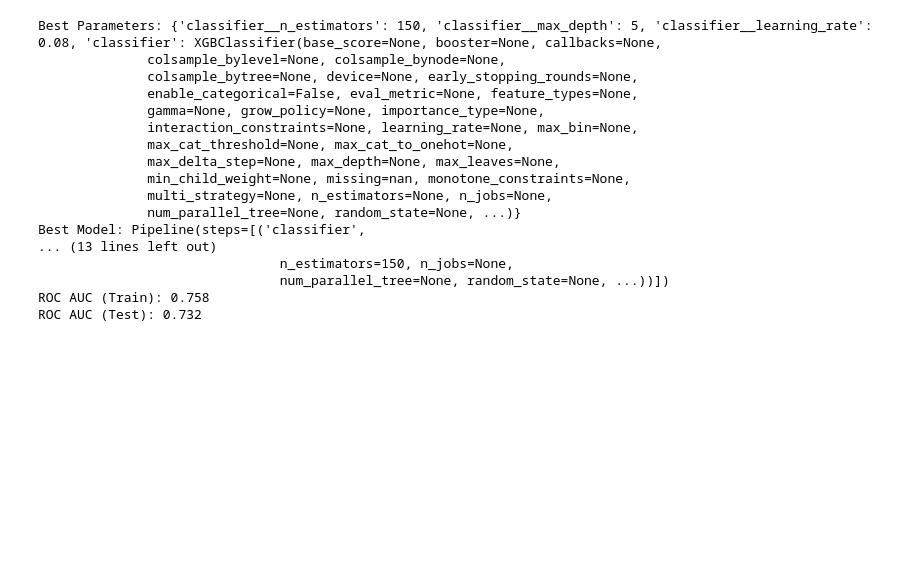
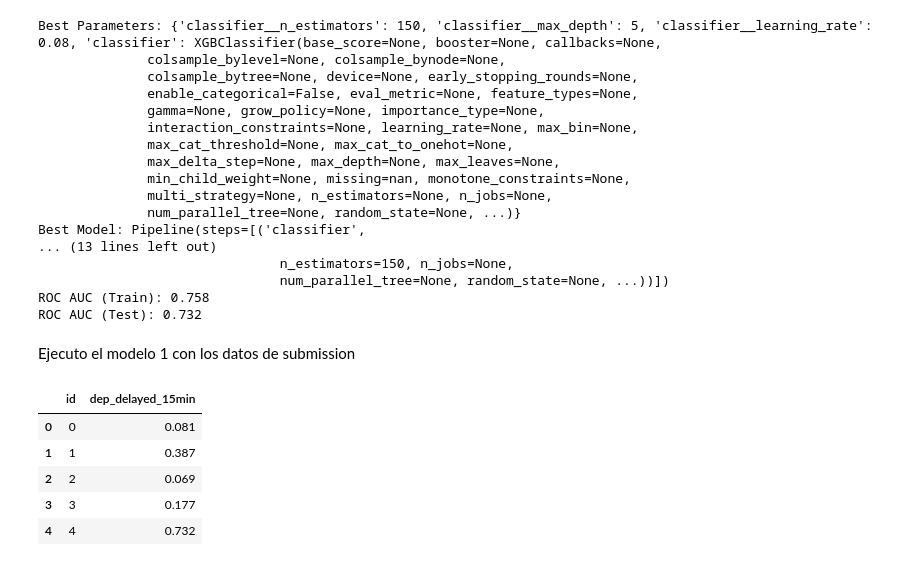
Before and after one commit to Estebancid/kaggle_flight_delays_prediction, a Jupyter notebook: predictor_delays.ipynb, the cells around one changed output. Saved outputs shown, nothing was run; the diff lists cells and outputs as text; code cells hidden in the pictures; blank space fills up the shorter version.

```diff
--- a/predictor_delays.ipynb
+++ b/predictor_delays.ipynb
@@ -454,0 +457,13 @@ ROC AUC (Test): 0.732
+# %% [markdown]
+Ejecuto el modelo 1 con los datos de submission
+# %%
+# para comprobar el formato en el que tiene que ir el submit:
+df_submission_sample = pd.read_csv('./data/sample_submission.csv')
+df_submission_sample.head()
+# %% [output]
+|  | id | dep_delayed_15min |
+| 0 | 0 | 0.081 |
+| 1 | 1 | 0.387 |
+| 2 | 2 | 0.069 |
+| 3 | 3 | 0.177 |
+| 4 | 4 | 0.732 |
```
Also changed, not shown: parts of 8 cells of this notebook, 1 other file.
